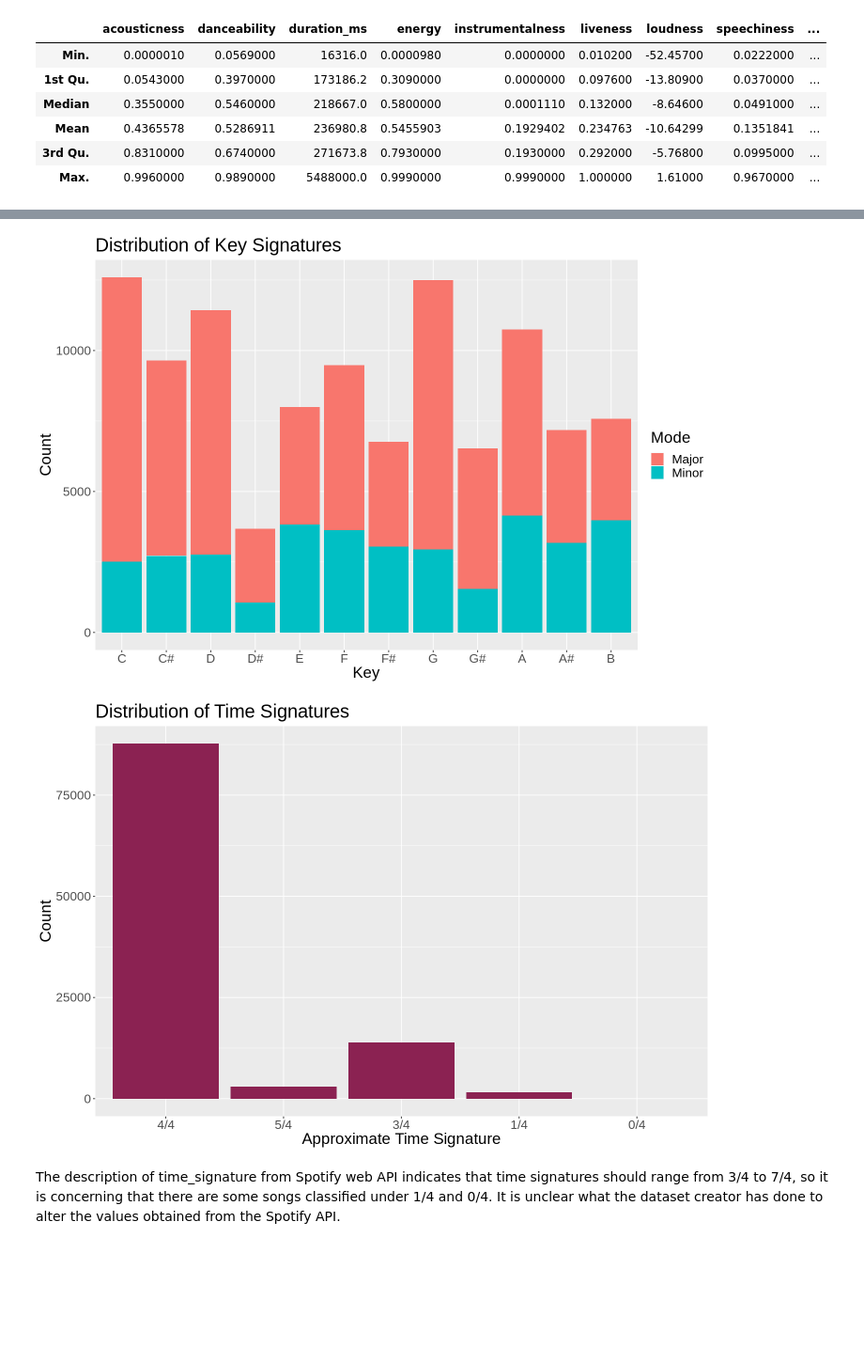
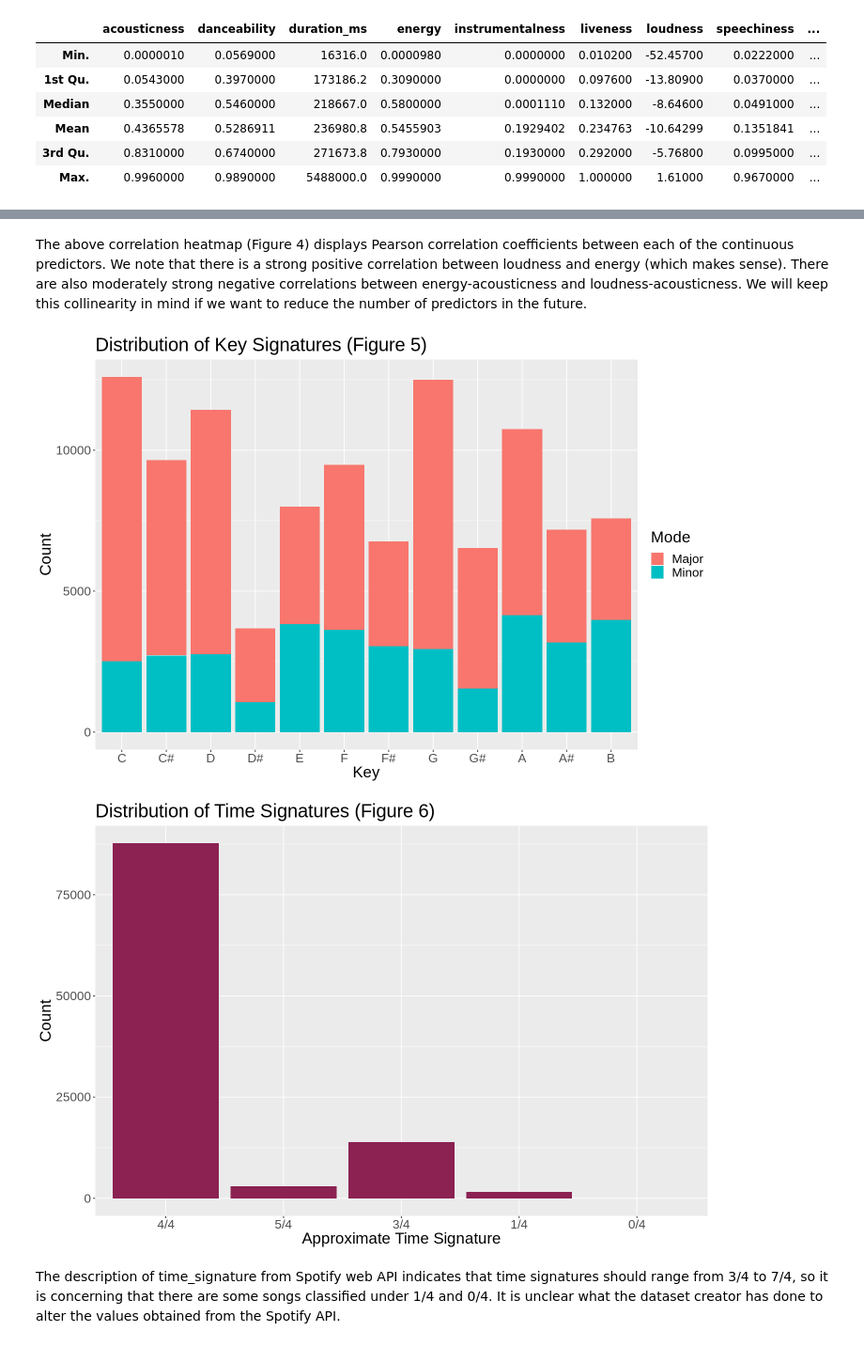
Before and after one commit to aidanmeharg/dsci-100-2022W2-group-5, a Jupyter notebook: group_5_proposal.ipynb, the cells around one changed output, grey strips where cells are left out. Shown at 94% size. Saved outputs shown, nothing was run; the diff lists cells and outputs as text; code cells hidden in the pictures; blank space fills up the shorter version.

```diff
--- a/group_5_proposal.ipynb
+++ b/group_5_proposal.ipynb
@@ -135,5 +119,5 @@ As seen on the last graph there is a problem regarding the genre of Children's M
 # %%
-#Checking how many songs and genrea are in the data set
+#Checking how many songs and genres are in the data set
 Original_number_Of_songs <-nrow(song_data)
 Original_number_Of_Genere <- song_data |>
                             group_by(genre) |>
@@ -144,7 +128,7 @@ print(paste("Number of genres of the original Data set: ", Original_number_Of_Ge
 #We select one of the two genre classify as children songs and mutate them to the other name of Children's Music
 selectingOneTypeOfChildrensSong <- song_data |>
                                 filter(genre=="Children’s Music") |>
-                                mutate(genre="Children's Music")
+                                mutate(genre=factor("Children's Music"))
 
 #We delete that said genre from the original data set
 song_data <- song_data |>
@@ -226,32 +241,34 @@ We can see that most of the continuous features created by spotify have been nor
+# %% [markdown]
+The above correlation heatmap (Figure 4) displays Pearson correlation coefficients between each of the continuous predictors. We note that there is a strong positive correlation between loudness and energy (which makes sense). There are also moderately strong negative correlations between energy-acousticness and loudness-acousticness. We will keep this collinearity in mind if we want to reduce the number of predictors in the future.
 # %%
 categorical_predictors <- song_train |>
     select(c("key", "mode", "time_signature"))
 
 categorical_predictors$key <- fct_relevel(categorical_predictors$key, "C", "C#", "D", "D#", "E", "F", "F#", "G", "G#", "A", "A#", "B")
 
 key_plot <- categorical_predictors |>
     group_by(key, mode) |>
     tally() |>
     ggplot(aes(key, n, fill = mode)) +
         geom_bar(stat = "identity") +
         labs(x = "Key", y = "Count", fill = "Mode")+
-        ggtitle("Distribution of Key Signatures")+
+        ggtitle("Distribution of Key Signatures (Figure 5)")+
         theme(text = element_text(size = 20))
 
 time_sig_plot <- categorical_predictors |>
     group_by(time_signature) |>
     tally() |>
     ggplot(aes(time_signature, n)) +
         geom_bar(stat = "identity", fill = "violetred4") +
         labs(x = "Approximate Time Signature", y = "Count") +
-        ggtitle("Distribution of Time Signatures")+
+        ggtitle("Distribution of Time Signatures (Figure 6)")+
         theme(text = element_text(size = 20))
 
 key_plot
 time_sig_plot
 # %% [output]
-[figure, old version]
+[figure, new version]
-[figure, old version]
+[figure, new version]
 # %% [markdown]
 The description of time_signature from Spotify web API indicates that time signatures should range from 3/4 to 7/4, so it is concerning that there are some songs classified under 1/4 and 0/4. It is unclear what the dataset creator has done to alter the values obtained from the Spotify API.
 # %%
```
Also changed, not shown: parts of 14 cells of this notebook.
